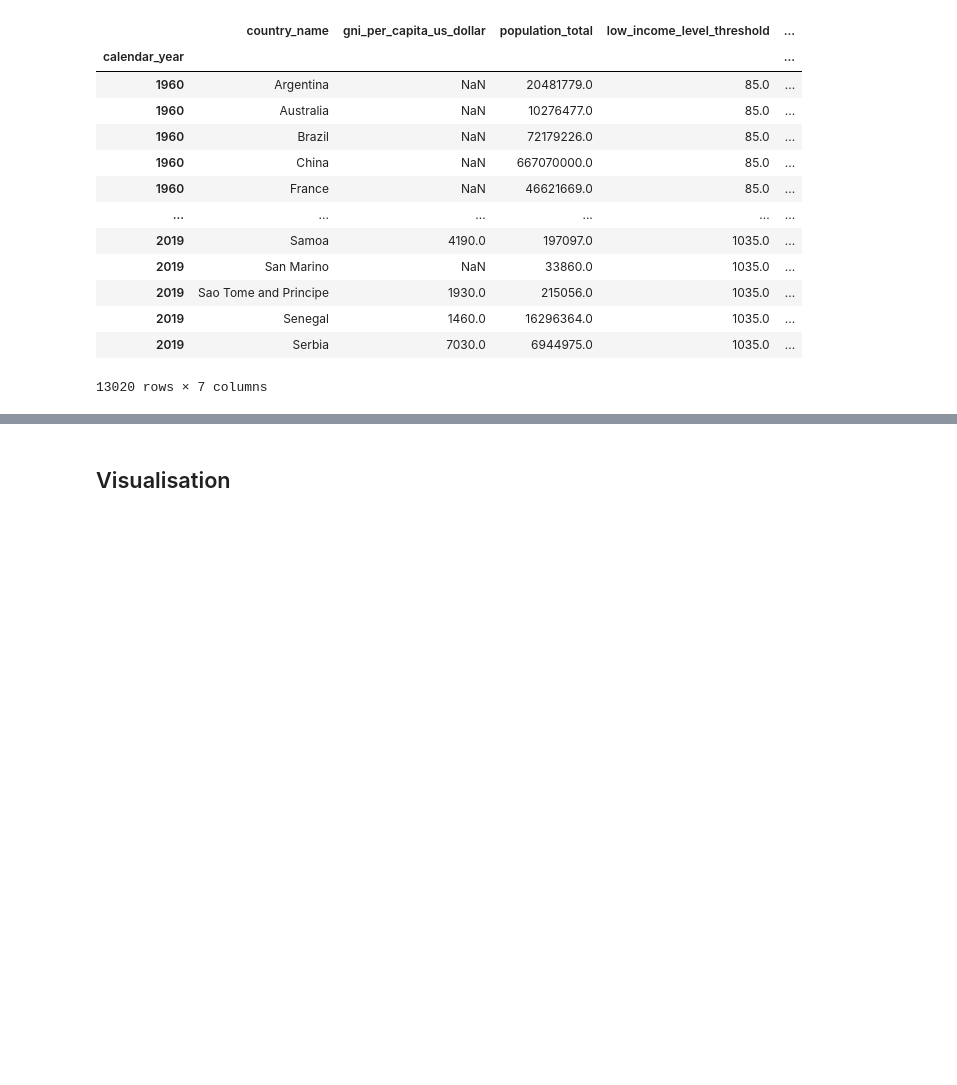
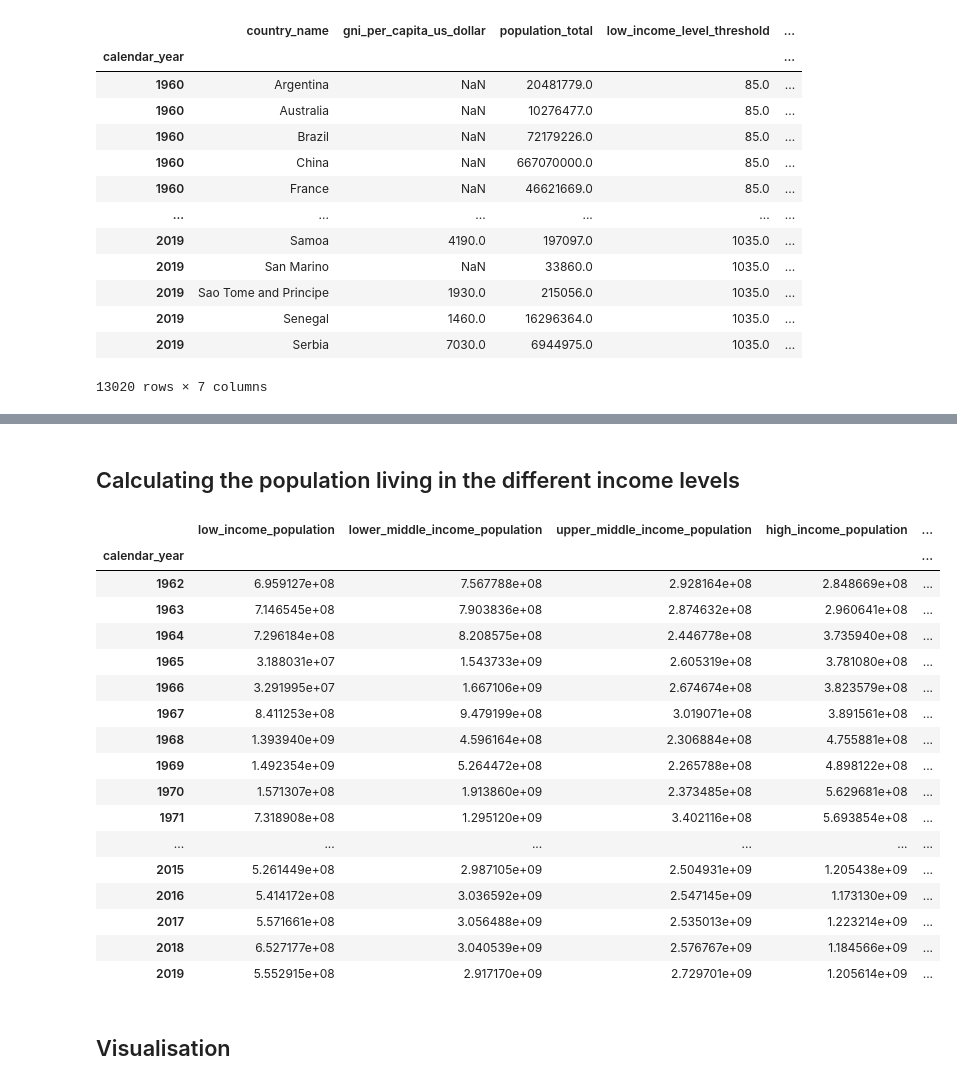
Before and after one commit to christoph-fraller/dopp_2020w_group03_ex3, a Jupyter notebook: dopp_2020w_group03_ex3_with_git.ipynb, the cells around one changed output, grey strips where cells are left out. Drawn from its saved outputs; the diff is of its cells as text; code cells hidden in the pictures; blank space fills up the shorter version.

```diff
--- a/dopp_2020w_group03_ex3_with_git.ipynb
+++ b/dopp_2020w_group03_ex3_with_git.ipynb
@@ -418,3 +441,35 @@ merged_income_data
+# %% [markdown]
+## Calculating the population living in the different income levels
+# %%
+#Bin mir da noch nicht sicher ob ich da richtige Ergebnisse habe. Schaue mir das später nochmal an
+#create sum of population of each income category for each year
+population_income = pd.DataFrame()
+population_income['low_income_population'] = merged_income_data['population_total'].loc[merged_income_data['income_level_label'] == 'low_income'].groupby('calendar_year').sum()
+population_income['lower_middle_income_population'] = merged_income_data['population_total'].loc[merged_income_data['income_level_label'] == 'lower_middle_income'].groupby('calendar_year').sum()
+population_income['upper_middle_income_population'] = merged_income_data['population_total'].loc[merged_income_data['income_level_label'] == 'upper_middle_income'].groupby('calendar_year').sum()
+population_income['high_income_population'] = merged_income_data['population_total'].loc[merged_income_data['income_level_label'] == 'high_income'].groupby('calendar_year').sum()
+population_income['unknown_income_population'] = merged_income_data['population_total'].loc[merged_income_data['income_level_label'] == np.nan].groupby('calendar_year').sum()
+
+population_income
+# %% [output]
+|  | low_income_population | lower_middle_income_population | upper_middle_income_population | high_income_population | ... |
+| calendar_year |  |  |  |  | ... |
+| 1962 | 6.959127e+08 | 7.567788e+08 | 2.928164e+08 | 2.848669e+08 | ... |
+| 1963 | 7.146545e+08 | 7.903836e+08 | 2.874632e+08 | 2.960641e+08 | ... |
+| 1964 | 7.296184e+08 | 8.208575e+08 | 2.446778e+08 | 3.735940e+08 | ... |
+| 1965 | 3.188031e+07 | 1.543733e+09 | 2.605319e+08 | 3.781080e+08 | ... |
+| 1966 | 3.291995e+07 | 1.667106e+09 | 2.674674e+08 | 3.823579e+08 | ... |
+| 1967 | 8.411253e+08 | 9.479199e+08 | 3.019071e+08 | 3.891561e+08 | ... |
+| 1968 | 1.393940e+09 | 4.596164e+08 | 2.306884e+08 | 4.755881e+08 | ... |
+| 1969 | 1.492354e+09 | 5.264472e+08 | 2.265788e+08 | 4.898122e+08 | ... |
+| 1970 | 1.571307e+08 | 1.913860e+09 | 2.373485e+08 | 5.629681e+08 | ... |
+| 1971 | 7.318908e+08 | 1.295120e+09 | 3.402116e+08 | 5.693854e+08 | ... |
+| ... | ... | ... | ... | ... | ... |
+| 2015 | 5.261449e+08 | 2.987105e+09 | 2.504931e+09 | 1.205438e+09 | ... |
+| 2016 | 5.414172e+08 | 3.036592e+09 | 2.547145e+09 | 1.173130e+09 | ... |
+| 2017 | 5.571661e+08 | 3.056488e+09 | 2.535013e+09 | 1.223214e+09 | ... |
+| 2018 | 6.527177e+08 | 3.040539e+09 | 2.576767e+09 | 1.184566e+09 | ... |
+| 2019 | 5.552915e+08 | 2.917170e+09 | 2.729701e+09 | 1.205614e+09 | ... |
 # %% [markdown]
 ## Visualisation
 # %%
```
Also changed, not shown: parts of 15 cells of this notebook.
